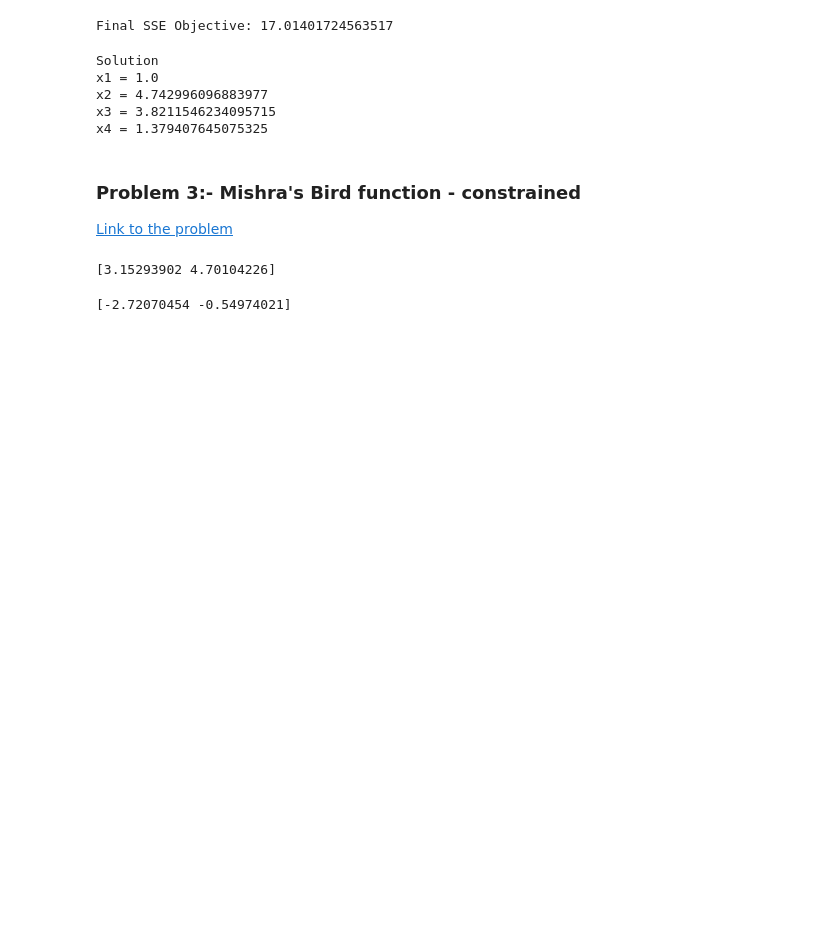
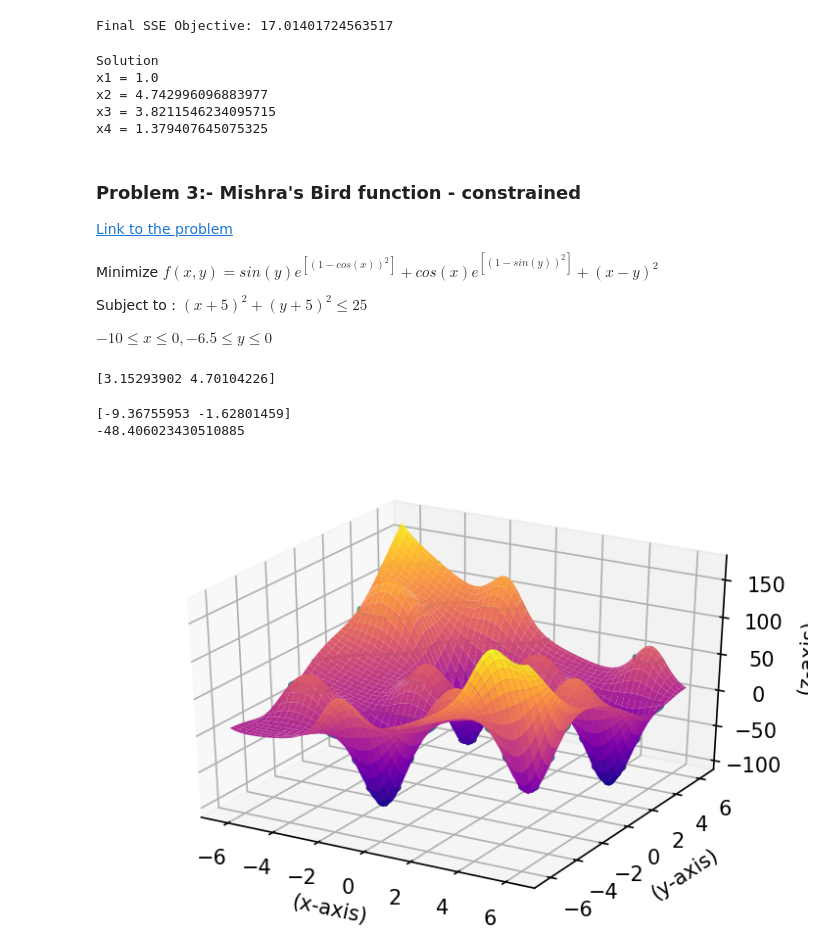
Before and after one commit to krutika234/BSE__IIT-PATNA_OPTIMIZATION-2021, a Jupyter notebook: Non_linear_programming .ipynb, the cells around one changed output. Drawn from its saved outputs; the diff is of its cells as text; code cells hidden in the pictures; blank space fills up the shorter version.

```diff
--- a/Non_linear_programming .ipynb
+++ b/Non_linear_programming .ipynb
@@ -89,6 +134,14 @@ x4 = 1.379407645075325
 ### Problem 3:- Mishra's Bird function - constrained
 
 [Link to the problem](https://en.wikipedia.org/wiki/Test_functions_for_optimization)
+
+
+Minimize $f(x,y) = sin(y)e ^{[(1-cos(x))^2]} +cos(x)e ^{[(1-sin(y))^2]} +(x-y)^2$
+
+Subject to :
+$(x+5)^2+(y+5)^2 \leq 25$
+
+$-10 \leq x \leq 0, -6.5 \leq y \leq 0$
 # %%
 def mishra(x):
     return (math.sin(x[1])*math.exp((1-math.cos(x[0]))**2))+(math.cos(x[0])*math.exp((1-math.sin(x[1]))**2))+(x[0]-x[1])**2
@@ -106,10 +159,43 @@ def constraint(x):
     return(((x[0]+5)**2+(x[1]+5)**2)-25)
 
 cons = {'type': 'ineq', 'fun': constraint}
-xo=(-4,0)
-x1=(-4,0)
+xo=(-10,0)
+x1=(-6.5,0)
 solution = so.minimize(mishra,x,method='SLSQP',bounds=(xo,x1),constraints=cons)
 
 print(solution['x'])
+print(mishra(solution['x']))
 # %% [output]
-[-2.72070454 -0.54974021]
+[-9.36755953 -1.62801459]
+-48.406023430510885
+# %%
+import matplotlib as mpl
+import matplotlib.pyplot as plt
+from mpl_toolkits.mplot3d import Axes3D
+
+%matplotlib inline
+plt.rcParams['figure.figsize'] = (6,4)
+plt.rcParams['figure.dpi']=150
+fig=plt.figure()
+ax=fig.add_subplot(111,projection='3d')
+
+def z_function(x,y):
+ return np.sin(x)*(np.exp(1-np.cos(y))**2)+np.cos(y)*(np.exp(1-np.sin(x))**2)+(x-y)**2
+
+x= np.linspace(-2*math.pi,2*math.pi,100)
+y= np.linspace(-2*math.pi,2*math.pi,100)
+X,Y= np.meshgrid(x,y)
+Z= z_function(X,Y)
+ax.set_xlabel("(x-axis)")
+ax.set_ylabel("(y-axis)")
+ax.set_zlabel("(z-axis)")
+ax.plot_surface(X,Y,Z,cmap='plasma')
+ax.contour3D(X,Y,Z)
+def plotter(E,A):
+ ax.view_init(elev=E,azim=A)
+ plt.title("Bird Function")
+ plt.show()
+ plt.contour(X,Y,Z)
+#plotter(45,45)
+# %% [output]
+[figure, added]
```
Also changed, not shown: parts of 12 cells of this notebook.
